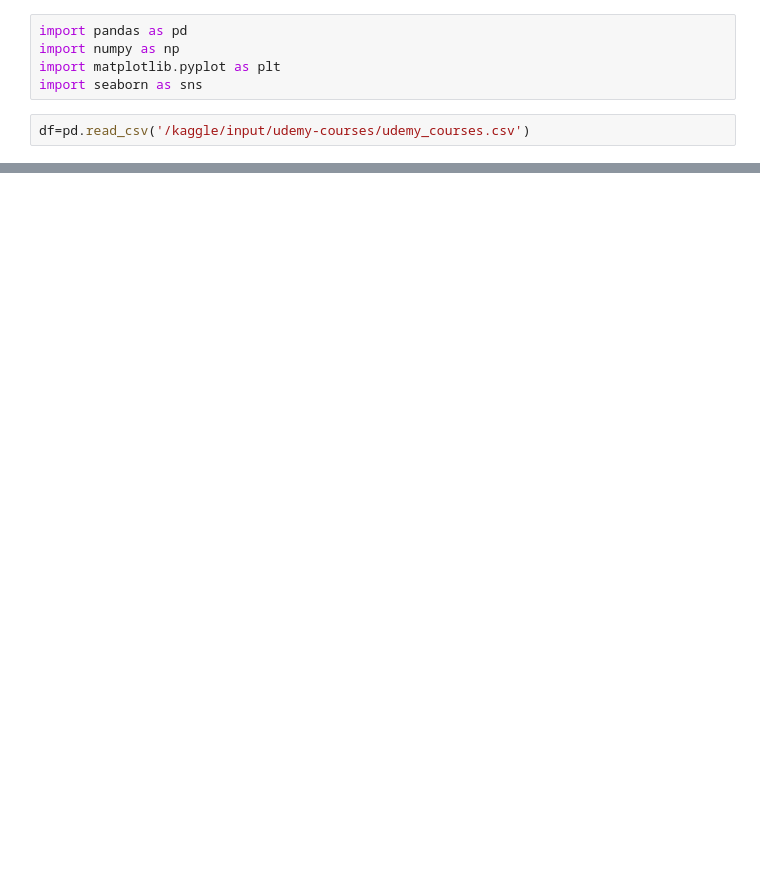
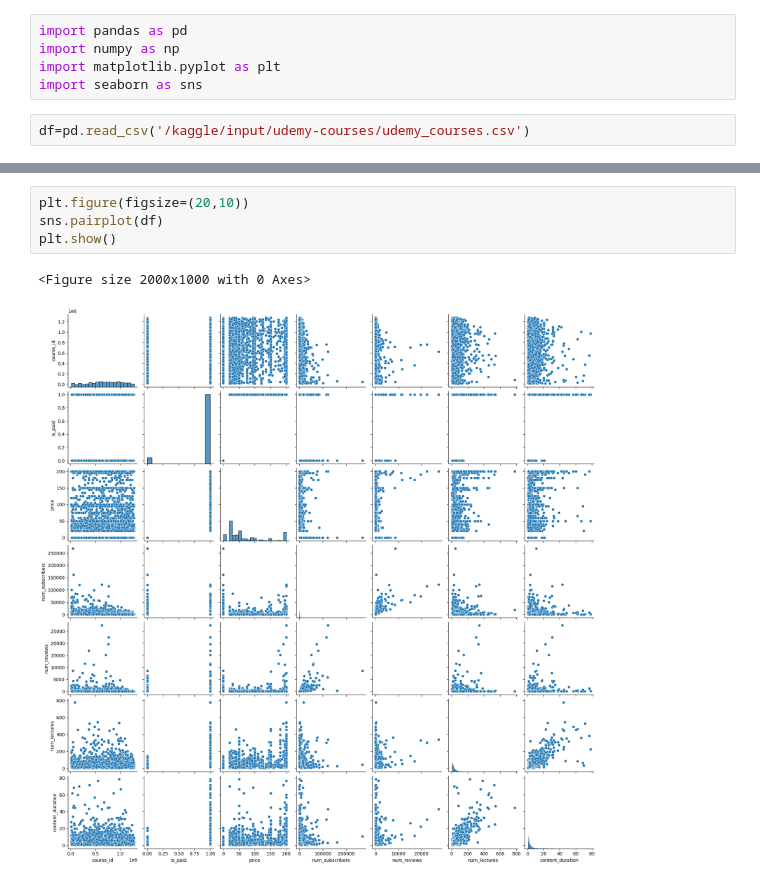
Before and after one commit to pratapjay/DataAnalysis-Casestudy, a Jupyter notebook: udemy_courses.ipynb, the cells around one changed output, grey strips where cells are left out. Drawn from its saved outputs; the diff is of its cells as text; blank space fills up the shorter version.

```diff
--- a/udemy_courses.ipynb
+++ b/udemy_courses.ipynb
@@ -16,0 +119,7 @@ df.head()
+# %%
+plt.figure(figsize=(20,10))
+sns.pairplot(df)
+plt.show()
+# %% [output]
+<Figure size 2000x1000 with 0 Axes>
+[figure, added]
```
Also changed, not shown: parts of 15 cells of this notebook.
